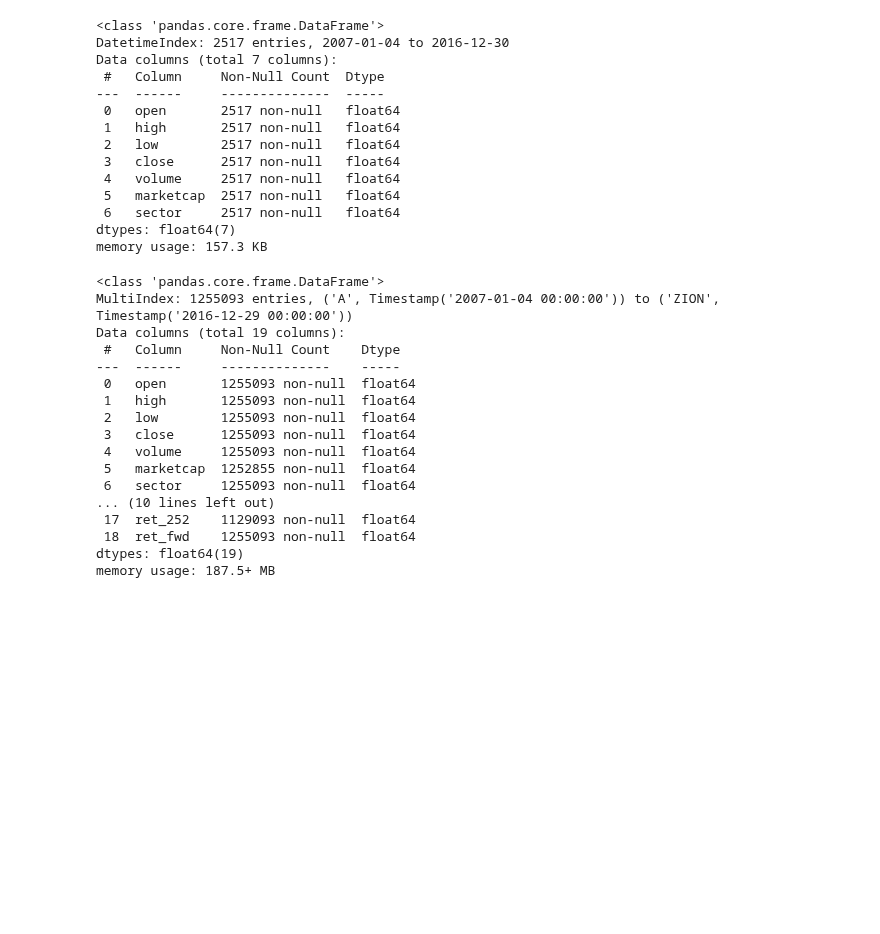
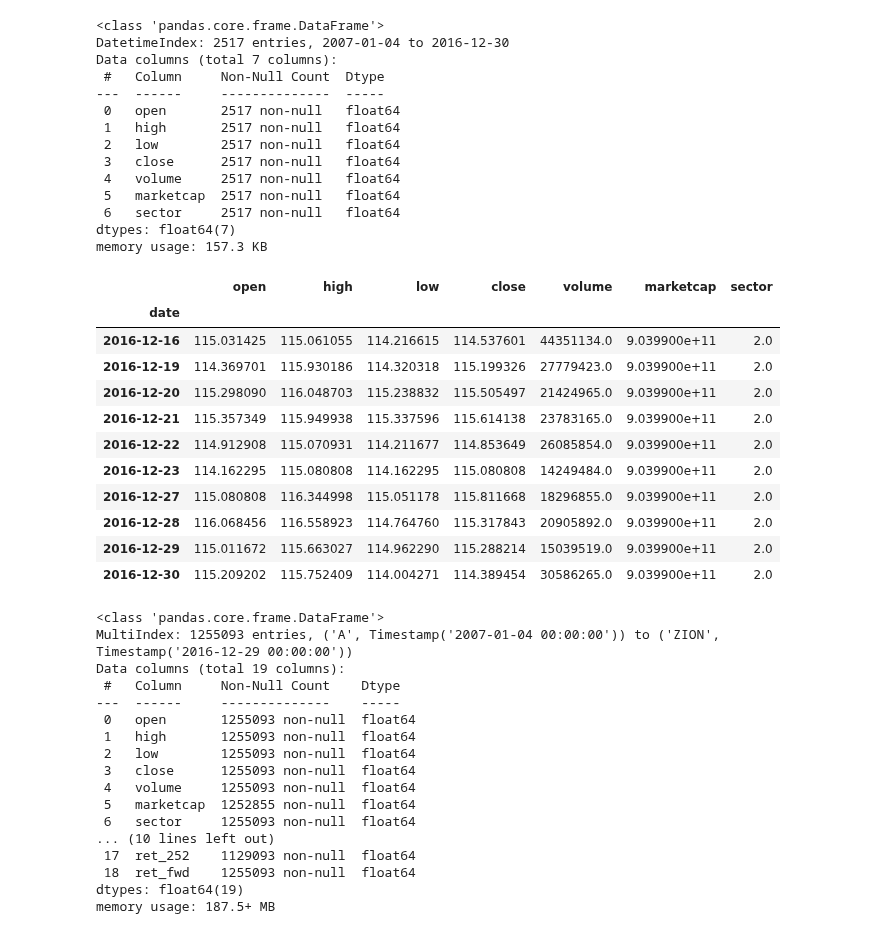
Before and after one commit to OliverJoo/quant_modeling, a Jupyter notebook: MDLing/SampleSelectionForAlphaFactor.ipynb, the cells around one changed output. Drawn from its saved outputs; the diff is of its cells as text; code cells hidden in the pictures; blank space fills up the shorter version.

Commit message:
simply checked dada in SampleSelection For Alpha Factor

```diff
--- a/MDLing/SampleSelectionForAlphaFactor.ipynb
+++ b/MDLing/SampleSelectionForAlphaFactor.ipynb
@@ -176,6 +199,21 @@ Data columns (total 7 columns):
  6   sector     2517 non-null   float64
 dtypes: float64(7)
 memory usage: 157.3 KB
+# %%
+price_sample.tail(10)
+# %% [output]
+|  | open | high | low | close | volume | marketcap | sector |
+| date |  |  |  |  |  |  |  |
+| 2016-12-16 | 115.031425 | 115.061055 | 114.216615 | 114.537601 | 44351134.0 | 9.039900e+11 | 2.0 |
+| 2016-12-19 | 114.369701 | 115.930186 | 114.320318 | 115.199326 | 27779423.0 | 9.039900e+11 | 2.0 |
+| 2016-12-20 | 115.298090 | 116.048703 | 115.238832 | 115.505497 | 21424965.0 | 9.039900e+11 | 2.0 |
+| 2016-12-21 | 115.357349 | 115.949938 | 115.337596 | 115.614138 | 23783165.0 | 9.039900e+11 | 2.0 |
+| 2016-12-22 | 114.912908 | 115.070931 | 114.211677 | 114.853649 | 26085854.0 | 9.039900e+11 | 2.0 |
+| 2016-12-23 | 114.162295 | 115.080808 | 114.162295 | 115.080808 | 14249484.0 | 9.039900e+11 | 2.0 |
+| 2016-12-27 | 115.080808 | 116.344998 | 115.051178 | 115.811668 | 18296855.0 | 9.039900e+11 | 2.0 |
+| 2016-12-28 | 116.068456 | 116.558923 | 114.764760 | 115.317843 | 20905892.0 | 9.039900e+11 | 2.0 |
+| 2016-12-29 | 115.011672 | 115.663027 | 114.962290 | 115.288214 | 15039519.0 | 9.039900e+11 | 2.0 |
+| 2016-12-30 | 115.209202 | 115.752409 | 114.004271 | 114.389454 | 30586265.0 | 9.039900e+11 | 2.0 |
 # %%
 price_sample.to_hdf('data_alpha_factor.h5', 'data/sample')
 # %%
```
Also changed, not shown: parts of 3 cells of this notebook.
